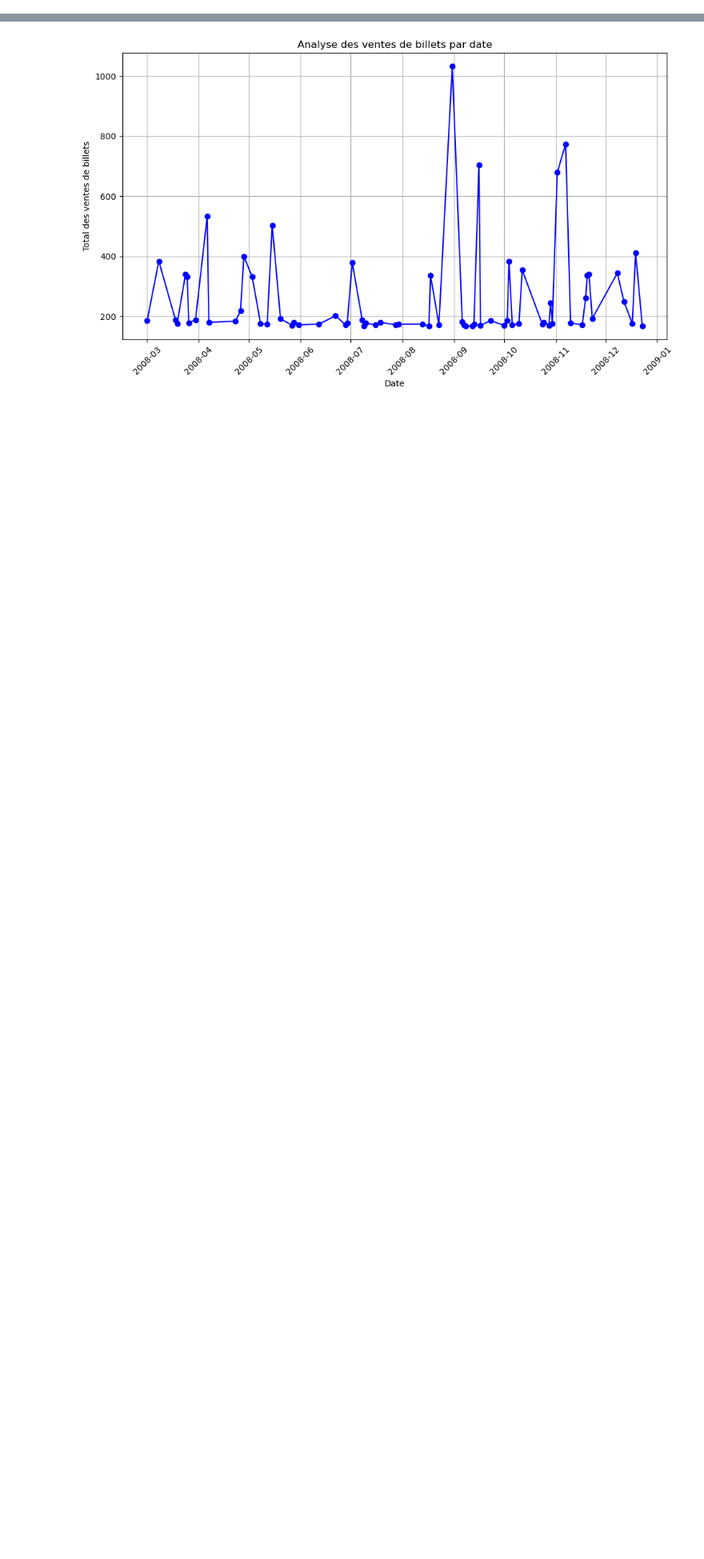
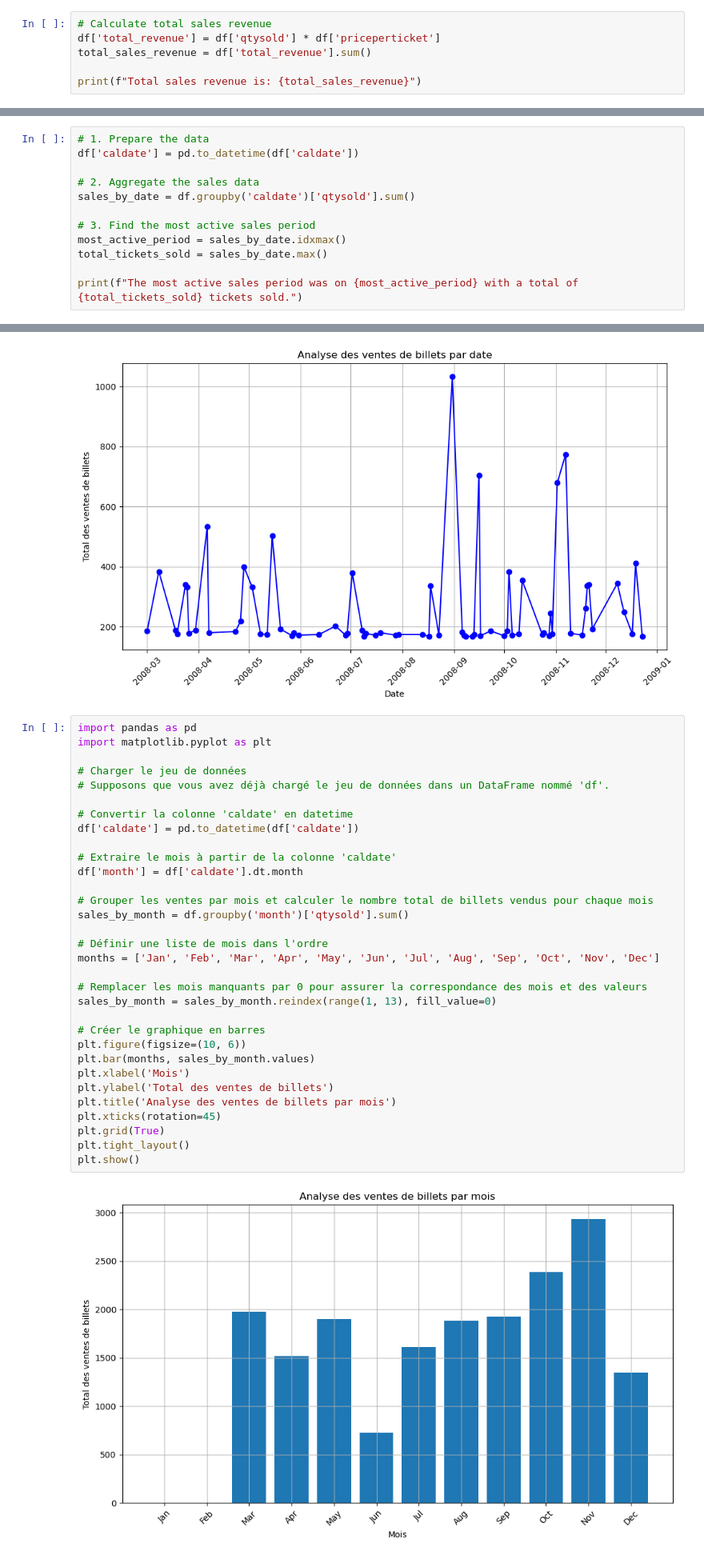
Before and after one commit to mahdislimen/Data-analysis-project, a Jupyter notebook: index.ipynb, the cells around one changed output, grey strips where cells are left out. Shown at 80% size. Drawn from its saved outputs; the diff is of its cells as text; blank space fills up the shorter version.

Commit message:
Analyze and  Visualize

```diff
--- a/index.ipynb
+++ b/index.ipynb
@@ -64,0 +72,6 @@ Name: catgroup, dtype: int64
+# %%
+# Calculate total sales revenue
+df['total_revenue'] = df['qtysold'] * df['priceperticket']
+total_sales_revenue = df['total_revenue'].sum()
+
+print(f"Total sales revenue is: {total_sales_revenue}")
@@ -64,0 +90,12 @@ Name: catgroup, dtype: int64
+# %%
+# 1. Prepare the data
+df['caldate'] = pd.to_datetime(df['caldate'])
+
+# 2. Aggregate the sales data
+sales_by_date = df.groupby('caldate')['qtysold'].sum()
+
+# 3. Find the most active sales period
+most_active_period = sales_by_date.idxmax()
+total_tickets_sold = sales_by_date.max()
+
+print(f"The most active sales period was on {most_active_period} with a total of {total_tickets_sold} tickets sold.")
@@ -86,3 +125,37 @@ plt.tight_layout()
 plt.show()
 # %% [output]
 [figure]
+# %%
+import pandas as pd
+import matplotlib.pyplot as plt
+
+# Charger le jeu de données
+# Supposons que vous avez déjà chargé le jeu de données dans un DataFrame nommé 'df'.
+
+# Convertir la colonne 'caldate' en datetime
+df['caldate'] = pd.to_datetime(df['caldate'])
+
+# Extraire le mois à partir de la colonne 'caldate'
+df['month'] = df['caldate'].dt.month
+
+# Grouper les ventes par mois et calculer le nombre total de billets vendus pour chaque mois
+sales_by_month = df.groupby('month')['qtysold'].sum()
+
+# Définir une liste de mois dans l'ordre
+months = ['Jan', 'Feb', 'Mar', 'Apr', 'May', 'Jun', 'Jul', 'Aug', 'Sep', 'Oct', 'Nov', 'Dec']
+
+# Remplacer les mois manquants par 0 pour assurer la correspondance des mois et des valeurs
+sales_by_month = sales_by_month.reindex(range(1, 13), fill_value=0)
+
+# Créer le graphique en barres
+plt.figure(figsize=(10, 6))
+plt.bar(months, sales_by_month.values)
+plt.xlabel('Mois')
+plt.ylabel('Total des ventes de billets')
+plt.title('Analyse des ventes de billets par mois')
+plt.xticks(rotation=45)
+plt.grid(True)
+plt.tight_layout()
+plt.show()
+# %% [output]
+[figure, added]
```
Also changed, not shown: parts of 8 cells of this notebook, 7 other files.
